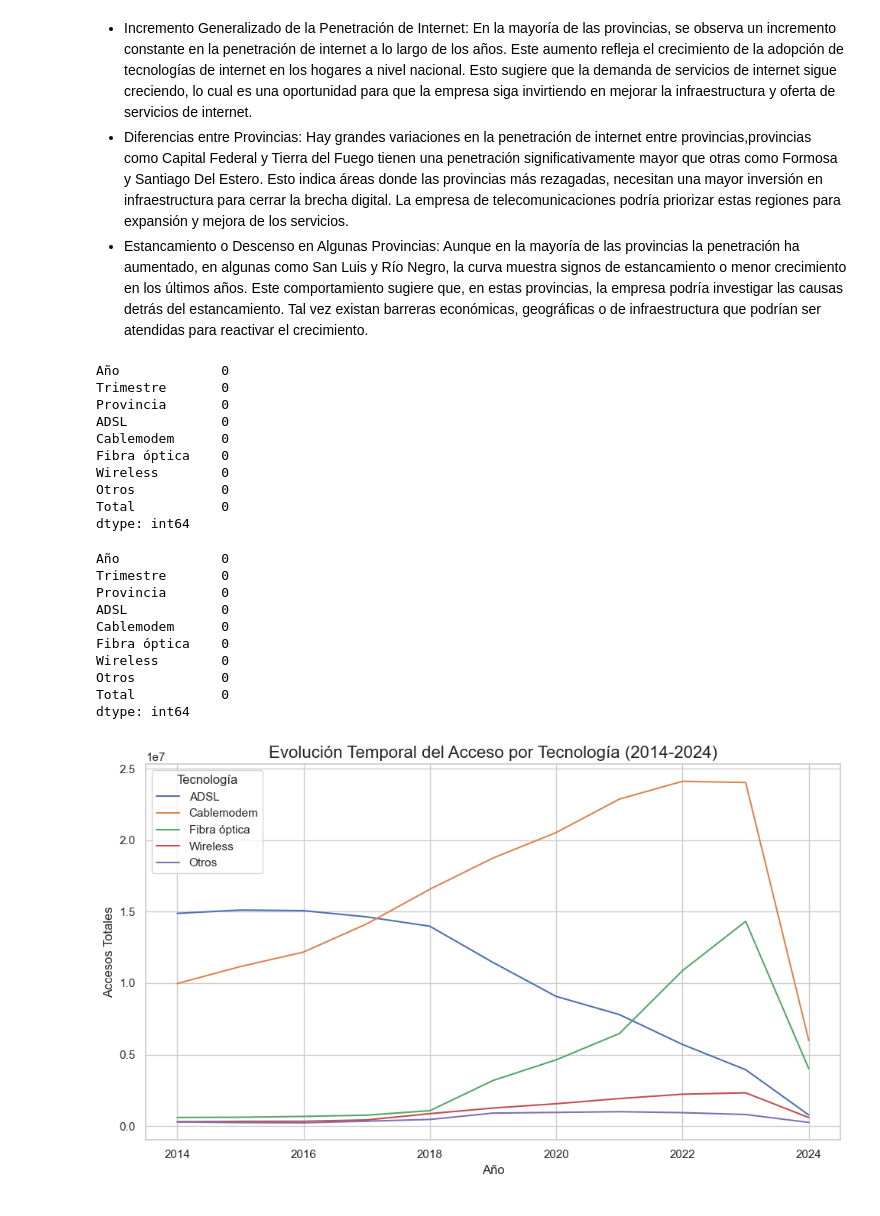
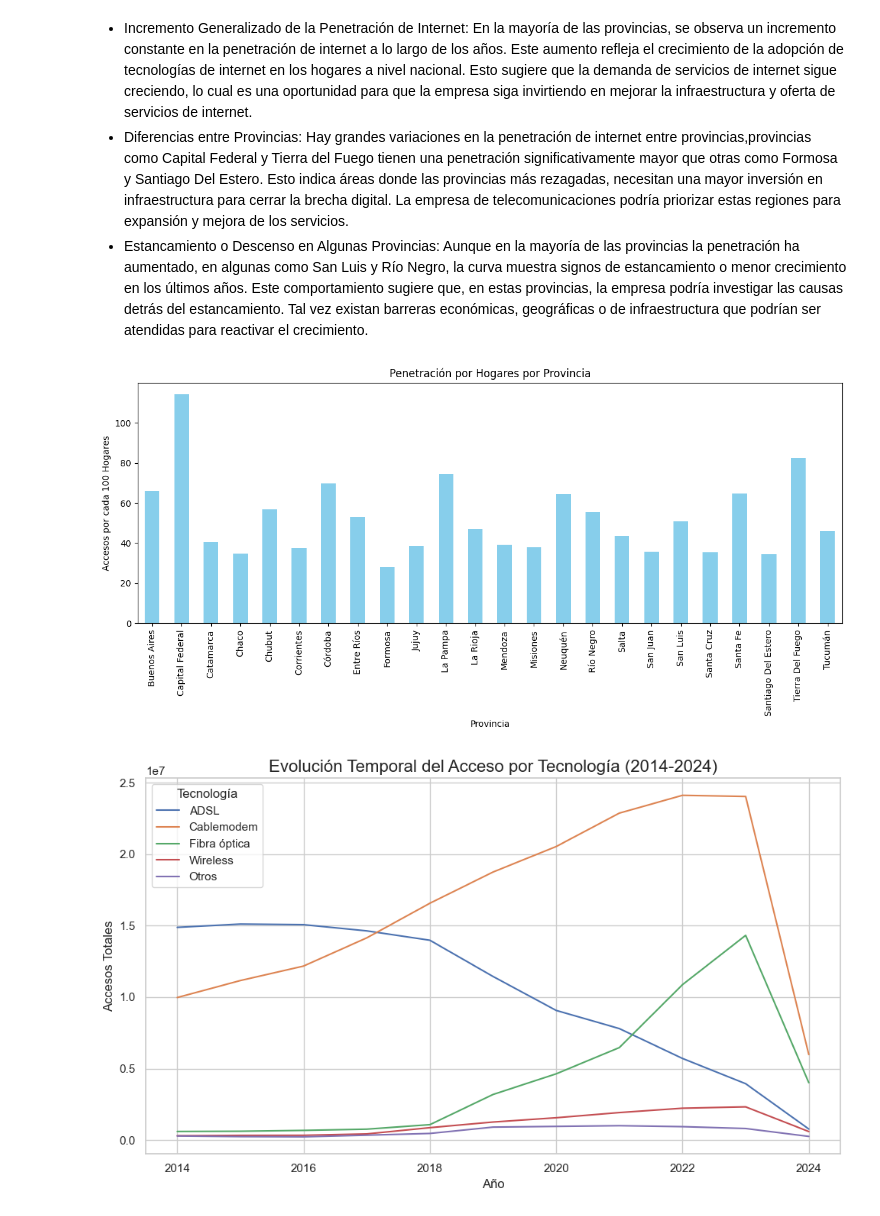
Before and after one commit to Melbutus/Data_Analyst_Telecomunicaciones, a Jupyter notebook: EDA.ipynb, the cells around one changed output. Saved outputs shown, nothing was run; the diff lists cells and outputs as text; code cells hidden in the pictures.

```diff
--- a/EDA.ipynb
+++ b/EDA.ipynb
@@ -507,35 +200,18 @@ plt.show()
 - Incremento Generalizado de la Penetración de Internet: En la mayoría de las provincias, se observa un incremento constante en la penetración de internet a lo largo de los años. Este aumento refleja el crecimiento de la adopción de tecnologías de internet en los hogares a nivel nacional. Esto sugiere que la demanda de servicios de internet sigue creciendo, lo cual es una oportunidad para que la empresa siga invirtiendo en mejorar la infraestructura y oferta de servicios de internet.
 - Diferencias entre Provincias: Hay grandes variaciones en la penetración de internet entre provincias,provincias como Capital Federal y Tierra del Fuego tienen una penetración significativamente mayor que otras como Formosa y Santiago Del Estero. Esto indica áreas donde las provincias más rezagadas, necesitan una mayor inversión en infraestructura para cerrar la brecha digital. La empresa de telecomunicaciones podría priorizar estas regiones para expansión y mejora de los servicios.
 - Estancamiento o Descenso en Algunas Provincias: Aunque en la mayoría de las provincias la penetración ha aumentado, en algunas como San Luis y Río Negro, la curva muestra signos de estancamiento o menor crecimiento en los últimos años. Este comportamiento sugiere que, en estas provincias, la empresa podría investigar las causas detrás del estancamiento. Tal vez existan barreras económicas, geográficas o de infraestructura que podrían ser atendidas para reactivar el crecimiento.
-# %%
-# Verificar los datos nulos en el DataFrame
-print(accesos_por_tecnologia.isnull().sum())
-# %% [output]
-Año             0
-Trimestre       0
-Provincia       0
-ADSL            0
-Cablemodem      0
-Fibra óptica    0
-Wireless        0
-Otros           0
-Total           0
-dtype: int64
-# %%
-# Eliminar las filas con valores nulos en cualquier columna
-accesos_por_tecnologia.dropna(inplace=True)
-print(accesos_por_tecnologia.isnull().sum())
-# %% [output]
-Año             0
-Trimestre       0
-Provincia       0
-ADSL            0
-Cablemodem      0
-Fibra óptica    0
-Wireless        0
-Otros           0
-Total           0
-dtype: int64
+# %%
+# Graficar Penetración por Hogares por Provincia
+plt.figure(figsize=(12, 6))
+penetracion_hogares.groupby('Provincia')['Accesos por cada 100 hogares'].mean().plot(kind='bar', color='skyblue')
+plt.title('Penetración por Hogares por Provincia')
+plt.ylabel('Accesos por cada 100 Hogares')
+plt.xlabel('Provincia')
+plt.xticks(rotation=90)
+plt.tight_layout()
+plt.show()
+# %% [output]
+[figure, added]
 # %%
 # Datos para el gráfico (asegúrate de tener el DataFrame 'Totales_acc_tecno' cargado)
 data_tecnologia = Totales_acc_tecno.groupby(['Año']).sum().reset_index()
```
Also changed, not shown: parts of 65 cells of this notebook, 1 other file.
